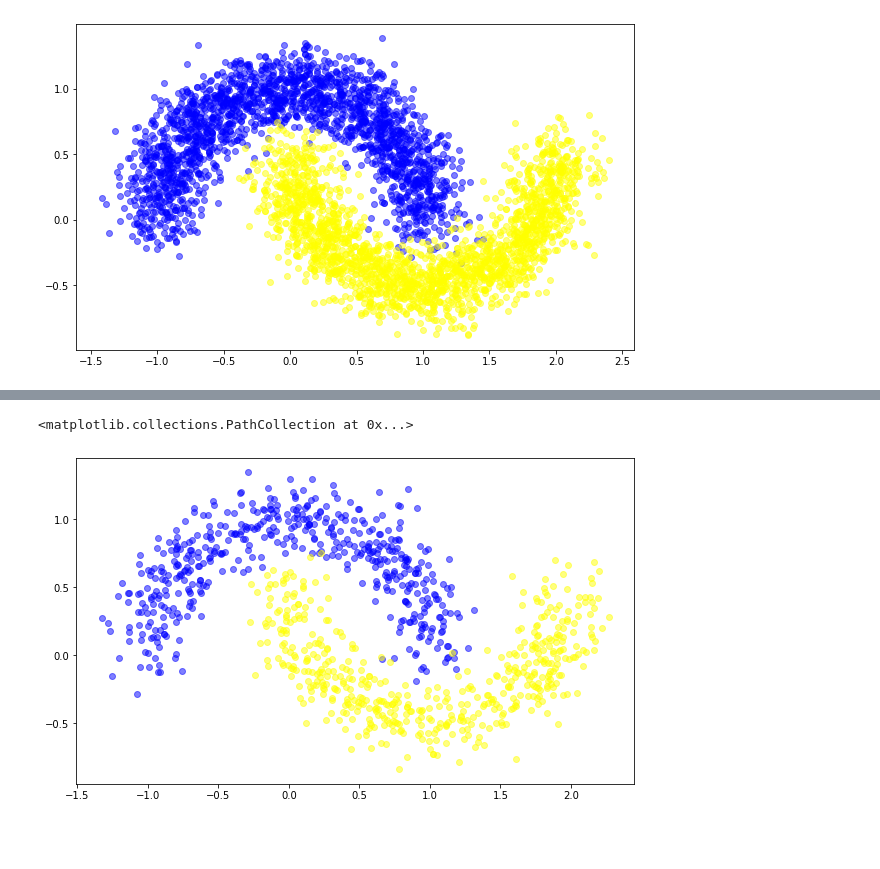
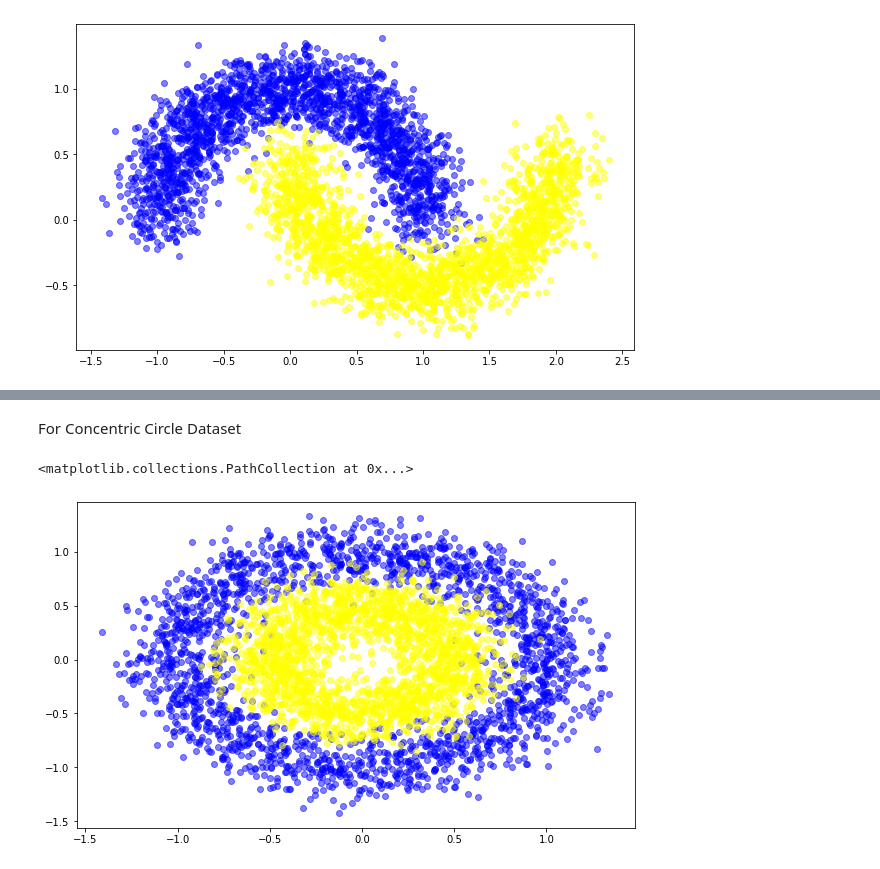
Before and after one commit to princekain/Machine_Learning, a Jupyter notebook: SVM/RBF_kernels_3D.ipynb, the cells around one changed output, grey strips where cells are left out. Drawn from its saved outputs; the diff is of its cells as text; code cells hidden in the pictures; blank space fills up the shorter version.

```diff
--- a/SVM/RBF_kernels_3D.ipynb
+++ b/SVM/RBF_kernels_3D.ipynb
@@ -154,12 +493,27 @@ fig.show(renderer="iframe")
+# %% [markdown]
+For Concentric Circle Dataset
 # %%
+from sklearn.svm import SVC
+import numpy as np
+import pandas as pd
+import matplotlib.pyplot as plt
+from sklearn.model_selection import train_test_split
+from scipy.optimize import minimize
+df=pd.read_csv('concentric_circles.csv')
+train_df, val_df = train_test_split(df, test_size=0.20, random_state=42)
+
+# Extracting values for training set
+x1_train = train_df['x1'].values
+x2_train = train_df['x2'].values
+y_train = train_df['y'].values
 
 x1_val = val_df['x1'].values
 x2_val = val_df['x2'].values
 y_val = val_df['y'].values
 
 plt.figure(figsize=(10,6))
-plt.scatter(x1_val[y_val==-1], x2_val[y_val==-1] ,color="blue",alpha=0.5,label='Original Data')
-plt.scatter(x1_val[y_val==1], x2_val[y_val==1] ,color="yellow",alpha=0.5,label='Original Data')
+plt.scatter(x1_train[y_train==-1], x2_train[y_train==-1] ,color="blue",alpha=0.5,label='Original Data')
+plt.scatter(x1_train[y_train==1], x2_train[y_train==1] ,color="yellow",alpha=0.5,label='Original Data')
 # %% [output]
 <matplotlib.collections.PathCollection at 0x...>
-[figure, old version]
+[figure, new version]
```
Also changed, not shown: parts of 26 cells of this notebook, 15 other files.
